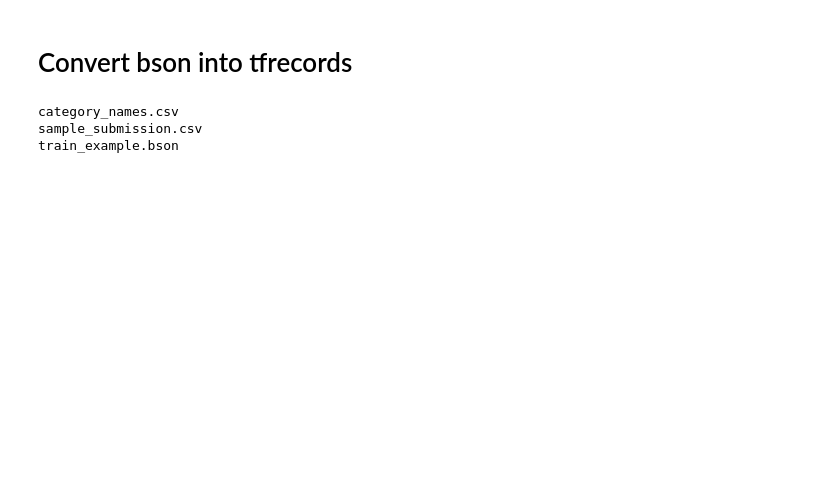
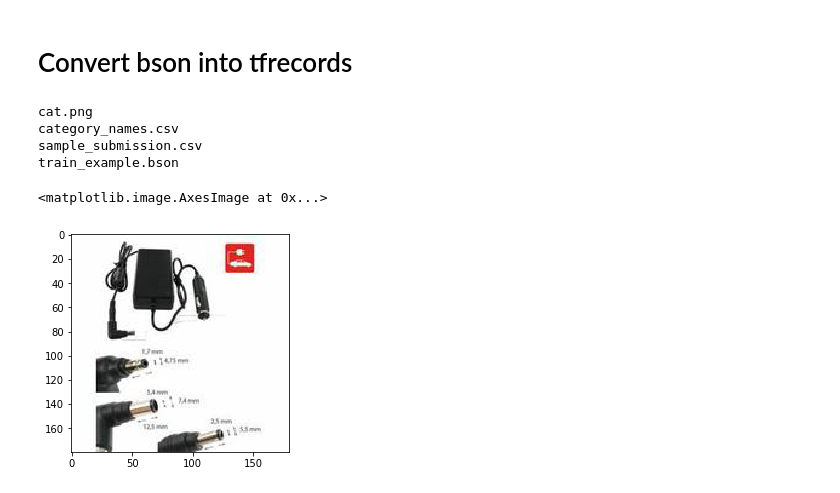
Before and after one commit to Zhenxingzhang/kaggle-cdiscount-classification, a Jupyter notebook: notebooks/Cdiscount--data visualization.ipynb, the cells around one changed output. Drawn from its saved outputs; the diff is of its cells as text; code cells hidden in the pictures; blank space fills up the shorter version.

```diff
--- a/notebooks/Cdiscount--data visualization.ipynb
+++ b/notebooks/Cdiscount--data visualization.ipynb
@@ -74,17 +79,25 @@ def _int64_feature(value):
 
 opts = tf.python_io.TFRecordOptions(tf.python_io.TFRecordCompressionType.ZLIB)
 
-input_bson_filename = '../input/train_example.bson'
-output_tfrecords_filename = '../output/train_example.tfrecords'
+
 # on my workstation it takes about 5 min per 100k entries, so should finish in about 6h
 z = 0
 data = bson.decode_file_iter(open(input_bson_filename, 'rb'))
+
+# for c, d in enumerate(data):
+#     n_img = len(d['imgs'])
+#     print(n_img)
+#     for index in range(n_img):
+#         img_raw = d['imgs'][index]['picture']
+#         img = imread(io.BytesIO(img_raw))
+
+
 with tf.python_io.TFRecordWriter(output_tfrecords_filename, options=opts) as writer:
     for c, d in enumerate(data):
         n_img = len(d['imgs'])
         for index in range(n_img):
             img_raw = d['imgs'][index]['picture']
-            img = imread(io.BytesIO(img_raw))
+            img = np.array(imread(io.BytesIO(img_raw)))
             height = img.shape[0]
             width = img.shape[1]
             product_id = d['_id']
@@ -95,7 +108,7 @@ with tf.python_io.TFRecordWriter(output_tfrecords_filename, options=opts) as wri
                 'width': _int64_feature(width),
                 'category_id': _int64_feature(category_id),
                 'product_id': _int64_feature(product_id),
-                'img_raw':_bytes_feature(img_raw)
+                'img_raw':_bytes_feature(img.tostring())
             }))
             writer.write(example.SerializeToString())
         z = z + 1
@@ -103,9 +116,41 @@ with tf.python_io.TFRecordWriter(output_tfrecords_filename, options=opts) as wri
             print(z)
             break
 # %% [output]
+cat.png
 category_names.csv
 sample_submission.csv
 train_example.bson
+# %%
+reconstructed_images = []
+
+record_iterator = tf.python_io.tf_record_iterator(path=output_tfrecords_filename, options=opts)
+
+for string_record in record_iterator:
+
+    example = tf.train.Example()
+    example.ParseFromString(string_record)
+
+    height = int(example.features.feature['height']
+                                 .int64_list
+                                 .value[0])
+
+    width = int(example.features.feature['width']
+                                .int64_list
+                                .value[0])
+#     print(height, width)
+    img_string = (example.features.feature['img_raw']
+                                  .bytes_list
+                                  .value[0])
+
+    img_1d = np.fromstring(img_string, dtype=np.uint8)
+    reconstructed_img = img_1d.reshape((height, width, -1))
+
+    reconstructed_images.append(reconstructed_img)
+
+plt.imshow(reconstructed_images[2])
+# %% [output]
+<matplotlib.image.AxesImage at 0x...>
+[figure, added]
 # %%
 IMAGE_HEIGHT = 180
 IMAGE_WIDTH = 180
```
Also changed, not shown: parts of 8 cells of this notebook, 2 other files.
